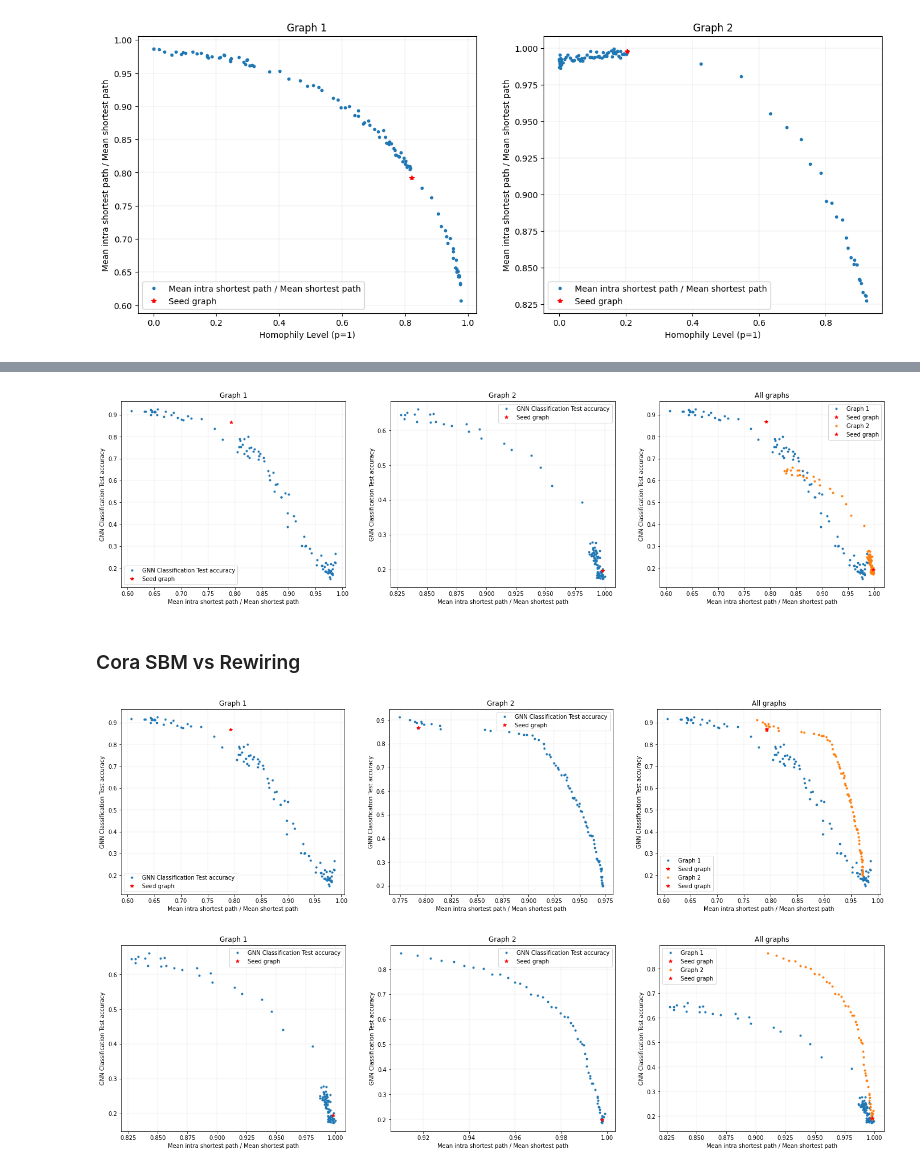
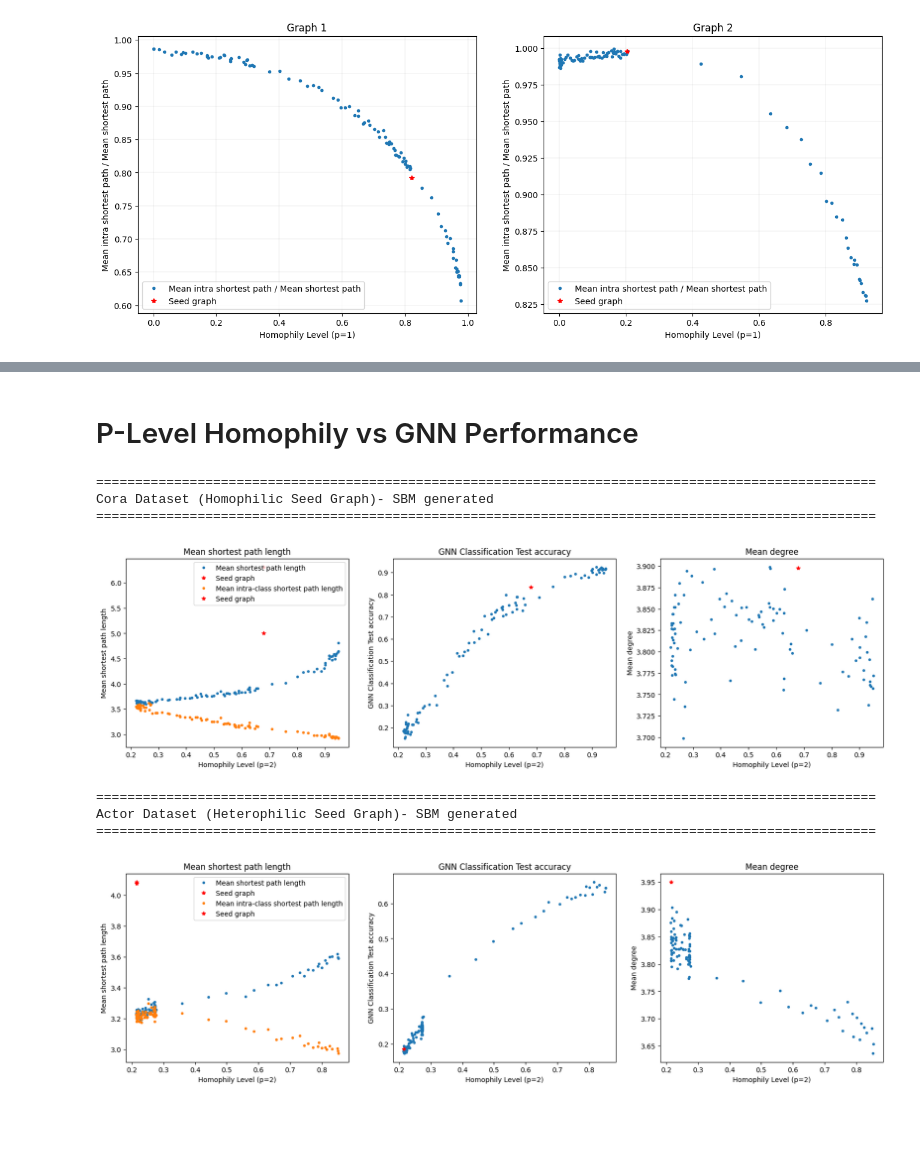
Before and after one commit to jr419/Homophily_Analysis, a Jupyter notebook: sandbox.ipynb, the cells around one changed output, grey strips where cells are left out. Saved outputs shown, nothing was run; the diff lists cells and outputs as text; code cells hidden in the pictures; blank space fills up the shorter version.

```diff
--- a/sandbox.ipynb
+++ b/sandbox.ipynb
@@ -316,14 +283,21 @@ plot_intra_full_spl_ratio_multiple([g1_list,g5_list, g1_r_list,g5_r_list],
-# %%
-plot_spl_ratio_vs_gnn_acc_multiple([g1,g5], [mean_spl_list1,mean_spl_list5], [mean_intra_spl_list1,mean_intra_spl_list5], [acc_list1,acc_list5], p=1)
-# %% [output]
-[figure, removed]
-# %% [markdown]
-### Cora SBM vs Rewiring
-# %%
-plot_spl_ratio_vs_gnn_acc_multiple([g1,g1], [mean_spl_list1,mean_spl_list1_r], [mean_intra_spl_list1,mean_intra_spl_list1_r],[acc_list1,acc_list1_r], p=1)
-# %% [output]
-[figure, removed]
-# %%
-plot_spl_ratio_vs_gnn_acc_multiple([g5,g5], [mean_spl_list5,mean_spl_list5_r], [mean_intra_spl_list5,mean_intra_spl_list5_r],[acc_list5,acc_list5_r], p=1)
-# %% [output]
-[figure, removed]
+# %% [markdown]
+# P-Level Homophily vs GNN Performance
+# %%
+print('='*100)
+print('Cora Dataset (Homophilic Seed Graph)- SBM generated')
+print('='*100+'\n')
+do_plots_compact(g1_list,g1,mean_spl_list1,mean_intra_spl_list1,acc_list1,p=2)
+
+print('='*100)
+print('Actor Dataset (Heterophilic Seed Graph)- SBM generated')
+print('='*100+'\n')
+do_plots_compact(g5_list,g5,mean_spl_list5,mean_intra_spl_list5,acc_list5,p=2)
+# %% [output]
+====================================================================================================
+Cora Dataset (Homophilic Seed Graph)- SBM generated
+====================================================================================================
+[figure, added]
+====================================================================================================
+Actor Dataset (Heterophilic Seed Graph)- SBM generated
+====================================================================================================
+[figure, added]
```
Also changed, not shown: parts of 10 cells of this notebook, 3 other files.
